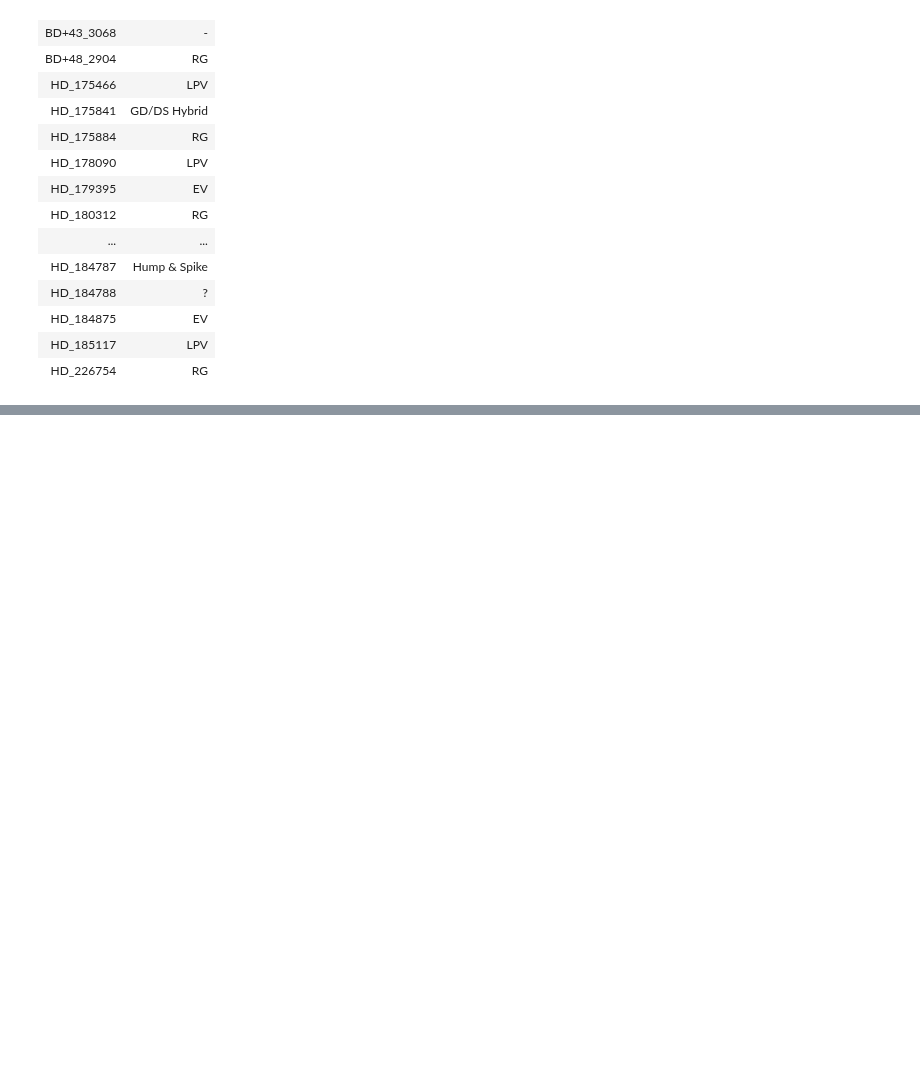
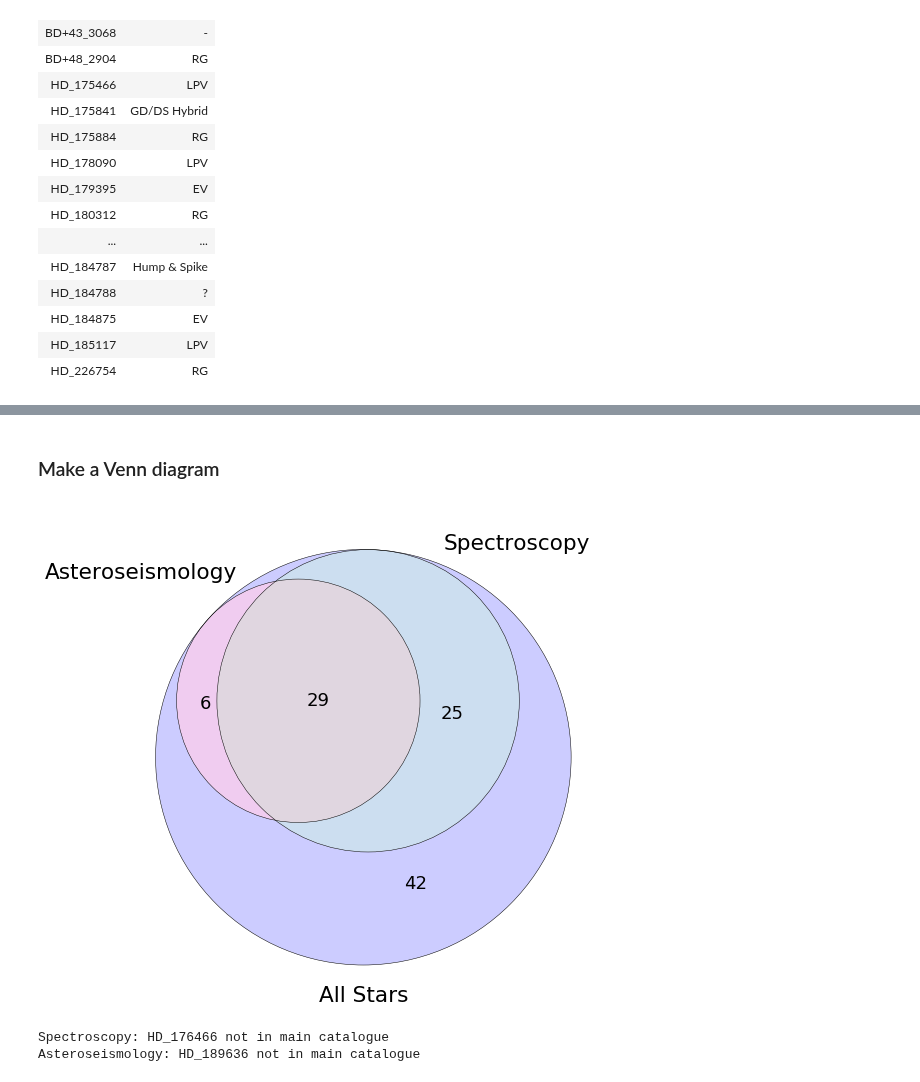
Before and after one commit to benjaminpope/smearcampaign, a Jupyter notebook: notebooks/read_catalogues.ipynb, the cells around one changed output, grey strips where cells are left out. Saved outputs shown, nothing was run; the diff lists cells and outputs as text; code cells hidden in the pictures; blank space fills up the shorter version.

Commit message:
venn diagram and conclusions

```diff
--- a/notebooks/read_catalogues.ipynb
+++ b/notebooks/read_catalogues.ipynb
@@ -501,7 +501,7 @@ newcat['TRES?'] = ['TRES' if obj in spc_data['Object'] else '--' for obj in newc
 
 for col in dists.columns:
     newcat.add_column(dists[col])
-newcat = join(newcat,gaia['bp_rp','source_id'],keys='source_id')
+newcat = join(newcat,gaia['bp_rp','source_id'],keys='source_id',join_type=u'left')
 
 newcat.sort('Name')
 # %%
@@ -1235,3 +1252,5 @@ apogee_var['Name','Class']
 | HD_181778 | 291.50507875058656 | 45.01311217226868 | apogee.apo25m.s.stars.4461.2M1926... | 4461.2M19260121+4500471 | apogee.apo25m.s.l31c.2.4461.2M192... | apStar-r8-2M19260121+4500471.fits | 2M19260121+4500471 | apo25m | 4461 | ... |
 | HD_182531 | 292.7545789841315 | 46.3318017009639 | apogee.apo25m.s.stars.4403.2M1931... | 4403.2M19310109+4619544 | apogee.apo25m.s.l31c.2.4403.2M193... | apStar-r8-2M19310109+4619544.fits | 2M19310109+4619544 | apo25m | 4403 | ... |
 | HD_226754 | 288.82187096088387 | 40.11368586856005 | apogee.apo25m.s.stars.4465.2M1915... | 4465.2M19151723+4006492 | apogee.apo25m.s.l31c.2.4465.2M191... | apStar-r8-2M19151723+4006492.fits | 2M19151723+4006492 | apo25m | 4465 | ... |
+# %% [markdown]
+### Make a Venn diagram
@@ -1237,0 +1259,36 @@ apogee_var['Name','Class']
+# %%
+seismic_names = set(seismic['Star_ID'])
+seismic_names.remove('HD_189636')
+seismic_names.add('HD_189636A') # typo star make A
+spec_names = set(spc_data['Object'][spc_data['Object']!='HD_176466']) # typo star remove
+all_names = set(newcat['Name'])
+giants_names = set(cat['Name'][giants].data.data.astype('S10'))
+dwarf_names = set(cat['Name'][dwarfs].data.data.astype('S10'))
+# %%
+def label_by_id(label, ID):
+    num = v.get_label_by_id(ID).get_text()
+    v.get_label_by_id(ID).set_text(label+"\n"+num)
+
+
+labels = ('Asteroseismology','Spectroscopy','All Stars')
+# %%
+v = venn3([seismic_names,spec_names,all_names],set_labels=labels,alpha=0.2)
+lbl = v.get_label_by_id('001')
+x, y = lbl.get_position()
+lbl.set_position((x, y-0.1))  # Or whatever
+
+venn3_circles([seismic_names,spec_names,all_names],linewidth=0.5);
+plt.savefig('../paper/venn.png')
+# %% [output]
+[figure, added]
+# %%
+for name in spec_names:
+    if name not in all_names:
+        print 'Spectroscopy:',name,'not in main catalogue'
+
+for name in seismic_names:
+    if name not in all_names:
+        print 'Asteroseismology:',name,'not in main catalogue'
+# %% [output]
+Spectroscopy: HD_176466 not in main catalogue
+Asteroseismology: HD_189636 not in main catalogue
```
Also changed, not shown: parts of 13 cells of this notebook, 5 other files.
